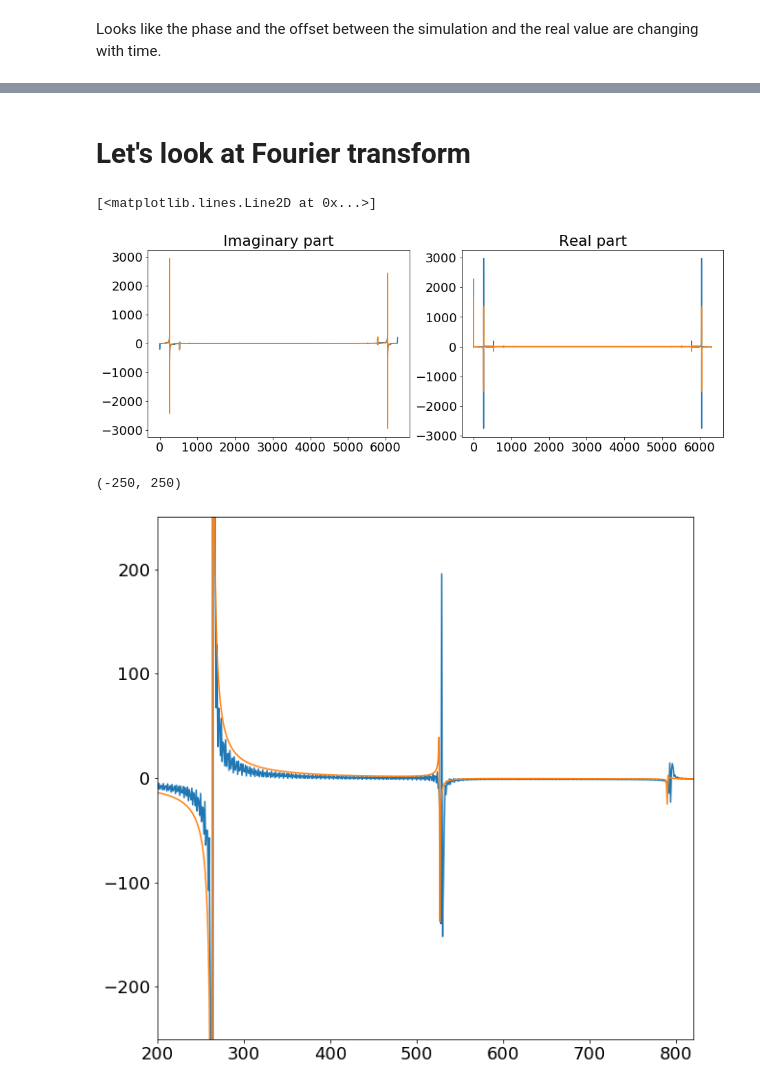
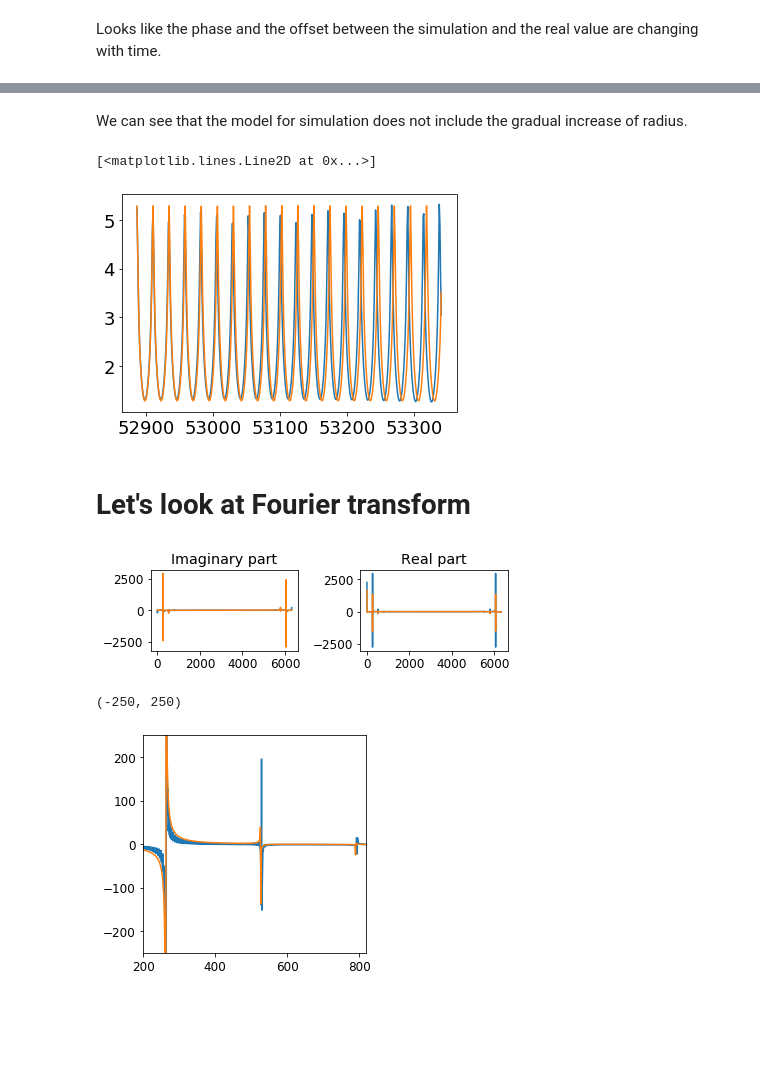
Before and after one commit to Mixanik-43/IDAO-2020, a Jupyter notebook: EDA_Tanya.ipynb, the cells around one changed output, grey strips where cells are left out. Saved outputs shown, nothing was run; the diff lists cells and outputs as text; code cells hidden in the pictures; blank space fills up the shorter version.

```diff
--- a/EDA_Tanya.ipynb
+++ b/EDA_Tanya.ipynb
@@ -3,7 +3,7 @@ import pandas as pd
 import numpy as np
 import matplotlib.pyplot as plt
 %matplotlib inline
-plt.rcParams.update({'font.size': 18})
+plt.rcParams.update({'font.size': 12})
 # %% [markdown]
 ## Summary
 
@@ -179,0 +153,3 @@ difference[:1000].plot()
+# %%
+m_id = sat_obs.sort_values().index[200]
+m_data = data[data.sat_id == m_id]
@@ -180,28 +169,39 @@ difference[:1000].plot()
+# %% [markdown]
+We can see that the model for simulation does not include the gradual increase of radius.
+# %%
+speed = np.sqrt(m_data.Vx**2+m_data.Vy**2+m_data.Vz**2)
+speed_sim = np.sqrt(m_data.Vx_sim**2+m_data.Vy_sim**2+m_data.Vz_sim**2)
+plt.plot(speed)
+plt.plot(speed_sim)
+# %% [output]
+[<matplotlib.lines.Line2D at 0x...>]
+[figure, added]
 # %% [markdown]
 # Let's look at Fourier transform
 # %%
 s = np.fft.ifft(m_data.x)
 s_sim = np.fft.ifft(m_data.x_sim)
 t = np.arange(len(m_data.x))
 
-f, (ax1, ax2) = plt.subplots(1, 2, figsize=(15,5), linewidth = 0.1)
+f, (ax1, ax2) = plt.subplots(1, 2, figsize=(6,2), linewidth = 0.1)
 ax1.set_title("Imaginary part")
 ax1.plot(t, s.imag)
 ax1.plot(t, s_sim.imag)
 
 ax2.set_title("Real part")
 ax2.plot(t, s.real)
 ax2.plot(t, s_sim.real)
+
+plt.tight_layout()
 # %% [output]
-[<matplotlib.lines.Line2D at 0x...>]
-[figure, old version]
+[figure, new version]
 # %%
-plt.figure(figsize=(10,10))
+plt.figure(figsize=(4,4))
 plt.plot(t, s.real)
 plt.plot(t, s_sim.real)
 plt.xlim([200,820])
 plt.ylim([-250,250])
 # %% [output]
 (-250, 250)
-[figure, old version]
+[figure, new version]
 # %%
```
Also changed, not shown: parts of 34 cells of this notebook, 2 other files.
